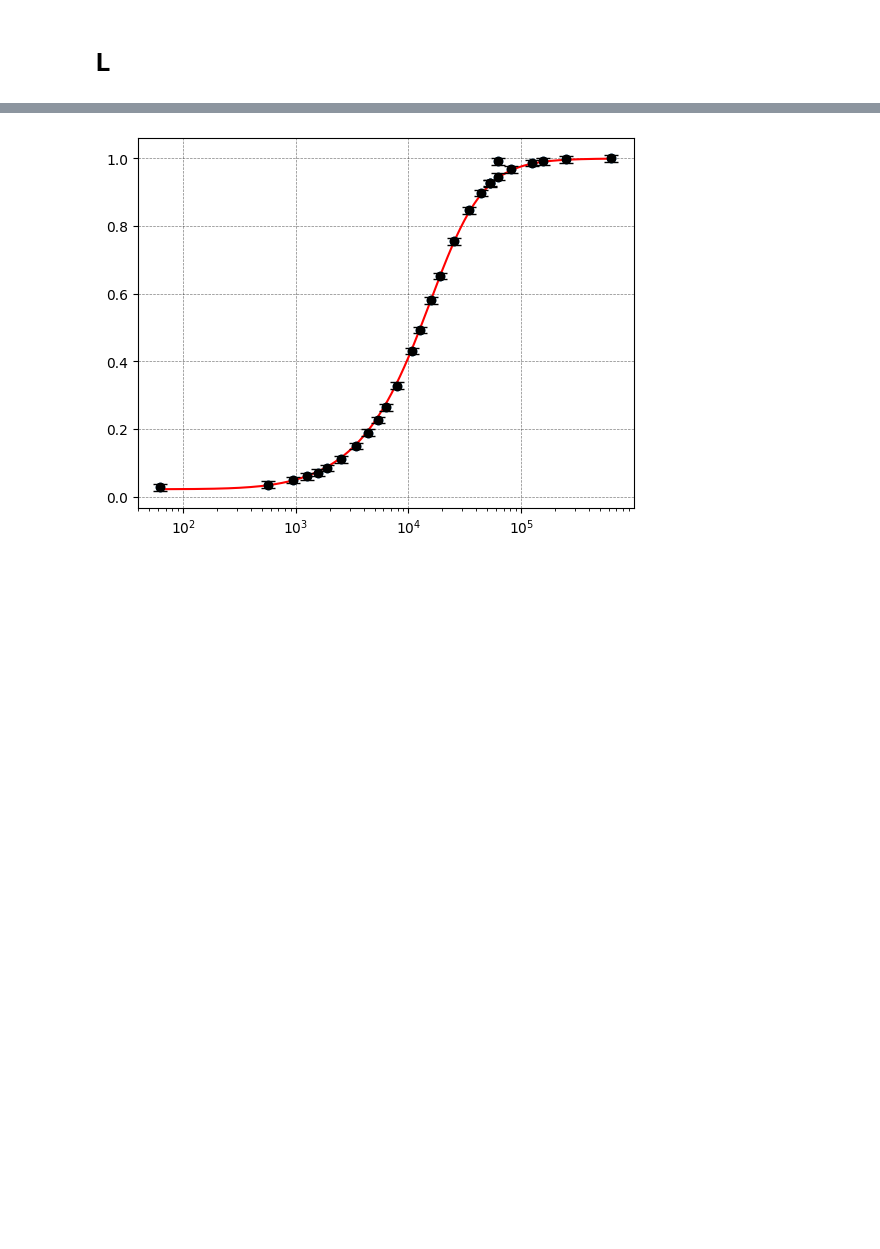
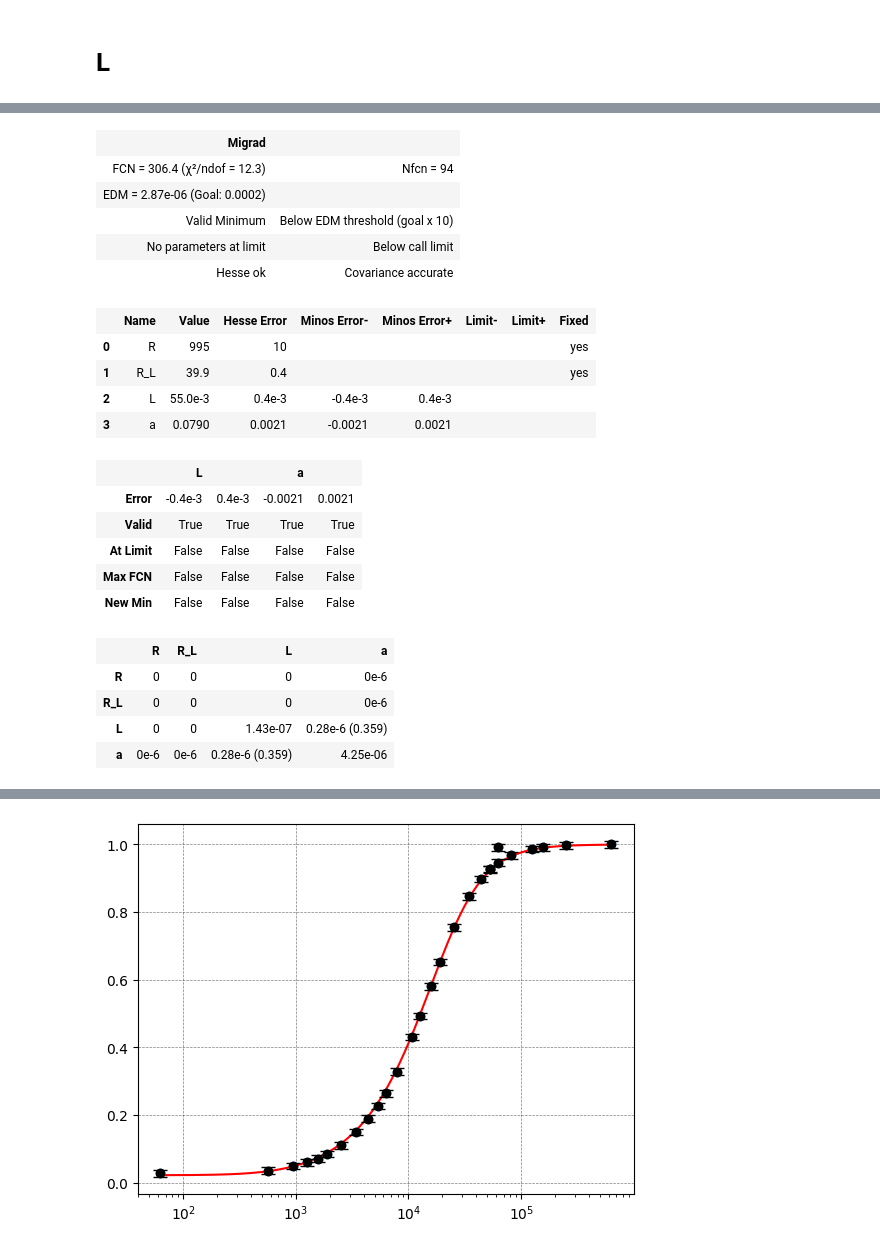
Before and after one commit to Yedi278/Lab2, a Jupyter notebook: Circuiti_3/RL.ipynb, the cells around one changed output, grey strips where cells are left out. Drawn from its saved outputs; the diff is of its cells as text; code cells hidden in the pictures; blank space fills up the shorter version.

```diff
--- a/Circuiti_3/RL.ipynb
+++ b/Circuiti_3/RL.ipynb
@@ -124,0 +125,30 @@ plt.xscale('log')
+# %%
+c = LeastSquares( freqs[np.arange(len(freqs))!=len(freqs)-6]*2*np.pi, -fase_l[np.arange(len(freqs))!=len(freqs)-6] +np.pi*2, 0.01, fase_L)
+f_f = Minuit(c, R=995, R_L=39.9, L=40e-3, a=0)
+f_f.fixed['R', 'R_L'] = True, True
+f_f.migrad()
+f_f.minos()
+f_f.hesse()
+# %% [output]
+| Migrad |  |
+| FCN = 306.4 (χ²/ndof = 12.3) | Nfcn = 94 |
+| EDM = 2.87e-06 (Goal: 0.0002) |  |
+| Valid Minimum | Below EDM threshold (goal x 10) |
+| No parameters at limit | Below call limit |
+| Hesse ok | Covariance accurate |
+|  | Name | Value | Hesse Error | Minos Error- | Minos Error+ | Limit- | Limit+ | Fixed |
+| 0 | R | 995 | 10 |  |  |  |  | yes |
+| 1 | R_L | 39.9 | 0.4 |  |  |  |  | yes |
+| 2 | L | 55.0e-3 | 0.4e-3 | -0.4e-3 | 0.4e-3 |  |  |  |
+| 3 | a | 0.0790 | 0.0021 | -0.0021 | 0.0021 |  |  |  |
+|  | L |  | a |  |
+| Error | -0.4e-3 | 0.4e-3 | -0.0021 | 0.0021 |
+| Valid | True | True | True | True |
+| At Limit | False | False | False | False |
+| Max FCN | False | False | False | False |
+| New Min | False | False | False | False |
+|  | R | R_L | L | a |
+| R | 0 | 0 | 0 | 0e-6 |
+| R_L | 0 | 0 | 0 | 0e-6 |
+| L | 0 | 0 | 1.43e-07 | 0.28e-6 (0.359) |
+| a | 0e-6 | 0e-6 | 0.28e-6 (0.359) | 4.25e-06 |
```
Also changed, not shown: parts of 7 cells of this notebook.
